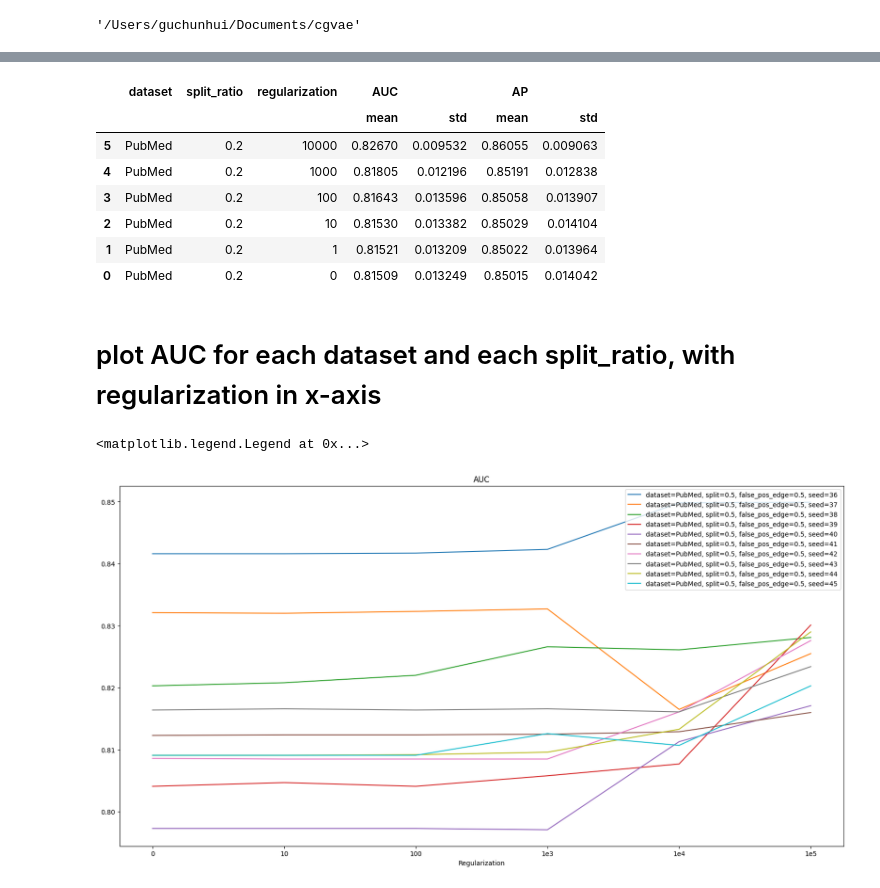
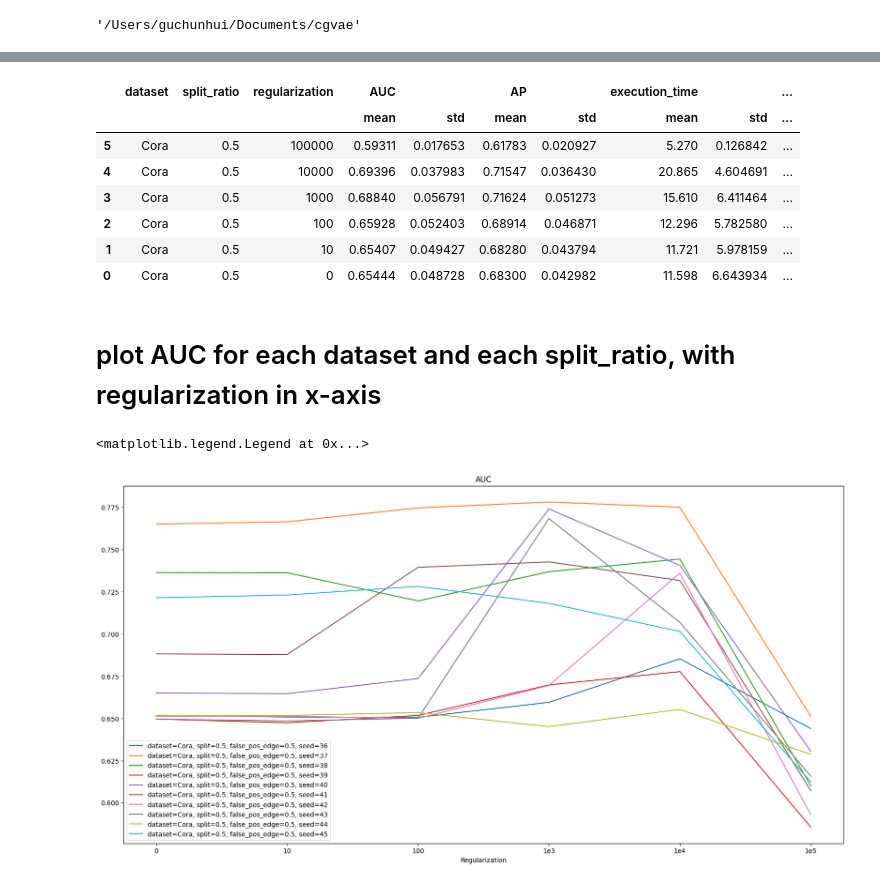
Before and after one commit to FDUguchunhui/latent-space-constraint-GNN, a Jupyter notebook: notebook/analysis/aggregation.ipynb, the cells around one changed output, grey strips where cells are left out. Drawn from its saved outputs; the diff is of its cells as text; code cells hidden in the pictures.

```diff
--- a/notebook/analysis/aggregation.ipynb
+++ b/notebook/analysis/aggregation.ipynb
@@ -41,40 +18,40 @@ df_agg = df.groupby(['dataset', 'split_ratio', 'regularization']).agg({'AUC': ['
 # ungroup the index
 df_agg = df_agg.reset_index()
 # %%
-df_agg[df_agg['dataset'] == 'PubMed'].sort_values(by=['split_ratio', 'regularization'], ascending=False)
+df_agg[df_agg['dataset'] == 'Cora'].sort_values(by=['split_ratio', 'regularization'], ascending=False)
 # %% [output]
-|  | dataset | split_ratio | regularization | AUC |  | AP |  |
-|  |  |  |  | mean | std | mean | std |
-| 5 | PubMed | 0.2 | 10000 | 0.82670 | 0.009532 | 0.86055 | 0.009063 |
-| 4 | PubMed | 0.2 | 1000 | 0.81805 | 0.012196 | 0.85191 | 0.012838 |
-| 3 | PubMed | 0.2 | 100 | 0.81643 | 0.013596 | 0.85058 | 0.013907 |
-| 2 | PubMed | 0.2 | 10 | 0.81530 | 0.013382 | 0.85029 | 0.014104 |
-| 1 | PubMed | 0.2 | 1 | 0.81521 | 0.013209 | 0.85022 | 0.013964 |
-| 0 | PubMed | 0.2 | 0 | 0.81509 | 0.013249 | 0.85015 | 0.014042 |
+|  | dataset | split_ratio | regularization | AUC |  | AP |  | execution_time |  | ... |
+|  |  |  |  | mean | std | mean | std | mean | std | ... |
+| 5 | Cora | 0.5 | 100000 | 0.59311 | 0.017653 | 0.61783 | 0.020927 | 5.270 | 0.126842 | ... |
+| 4 | Cora | 0.5 | 10000 | 0.69396 | 0.037983 | 0.71547 | 0.036430 | 20.865 | 4.604691 | ... |
+| 3 | Cora | 0.5 | 1000 | 0.68840 | 0.056791 | 0.71624 | 0.051273 | 15.610 | 6.411464 | ... |
+| 2 | Cora | 0.5 | 100 | 0.65928 | 0.052403 | 0.68914 | 0.046871 | 12.296 | 5.782580 | ... |
+| 1 | Cora | 0.5 | 10 | 0.65407 | 0.049427 | 0.68280 | 0.043794 | 11.721 | 5.978159 | ... |
+| 0 | Cora | 0.5 | 0 | 0.65444 | 0.048728 | 0.68300 | 0.042982 | 11.598 | 6.643934 | ... |
 # %% [markdown]
 # plot AUC for each dataset and each split_ratio, with regularization in x-axis
 # %%
 fig, ax = plt.subplots(figsize=(20, 10))
 
 # Get unique seeds
-dataset = 'PubMed'
+dataset = 'Cora'
 split = 0.5
 false_pos_edge = 0.5
 seeds = df['seed'].unique()
 
 # plot AUC
 for seed in seeds:
-    ax.plot([0, 1, 2, 3, 4, 5], df[(df['seed'] == seed)]['AUC'],
+    ax.plot([0, 1, 2, 3, 4, 5], df[(df['seed'] == seed)]['AP'],
                label=f'dataset={dataset}, split={split}, false_pos_edge={false_pos_edge}, seed={seed}')
 
 ax.set_xticks([0, 1, 2, 3, 4, 5])
 ax.set_xticklabels(['0', '10', '100', '1e3', '1e4', '1e5'])
 ax.set_xlabel('Regularization')
 ax.set_title('AUC')
 ax.legend()
 # %% [output]
 <matplotlib.legend.Legend at 0x...>
-[figure, old version]
+[figure, new version]
 # %%
 fig, ax = plt.subplots(2, 1, figsize=(10, 10))
 
```
Also changed, not shown: parts of 5 cells of this notebook, 4 other files.
